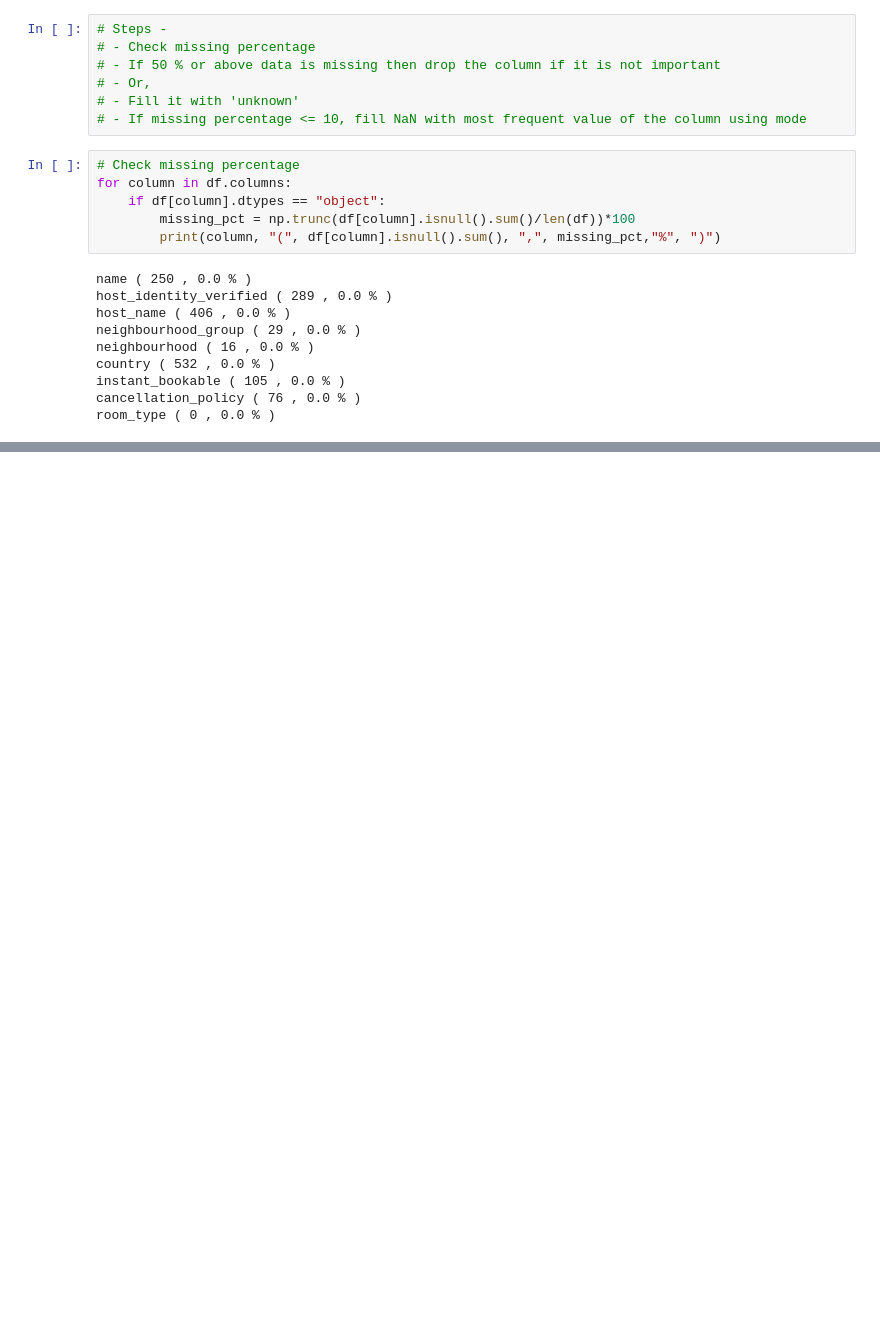
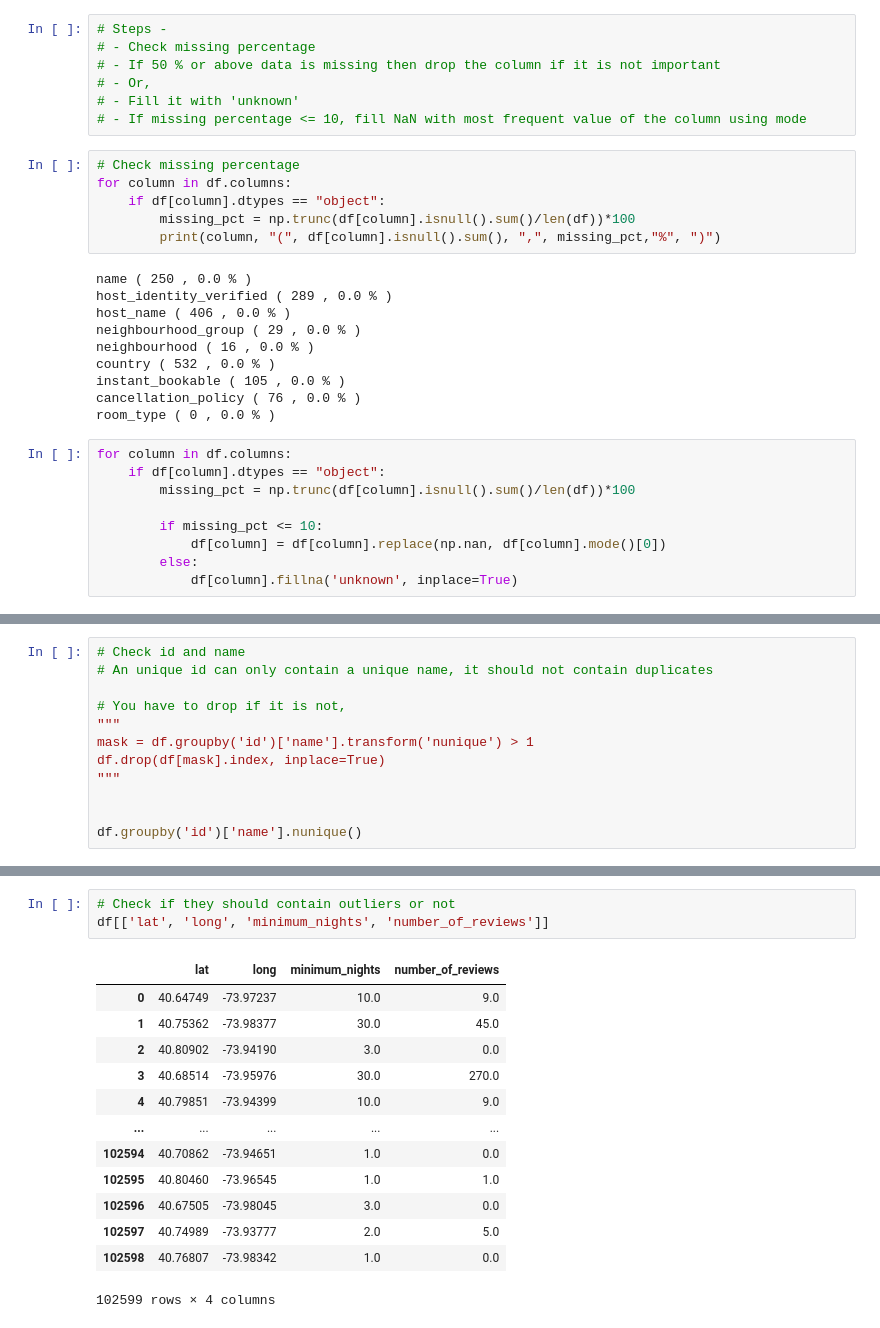
Before and after one commit to Arijit-Das-dev/Master-Data-Cleaning, a Jupyter notebook: notebooks/airbnb_dataset.ipynb, the cells around one changed output, grey strips where cells are left out. Saved outputs shown, nothing was run; the diff lists cells and outputs as text; blank space fills up the shorter version.

```diff
--- a/notebooks/airbnb_dataset.ipynb
+++ b/notebooks/airbnb_dataset.ipynb
@@ -580,3 +566,12 @@ country ( 532 , 0.0 % )
 instant_bookable ( 105 , 0.0 % )
 cancellation_policy ( 76 , 0.0 % )
 room_type ( 0 , 0.0 % )
+# %%
+for column in df.columns:
+    if df[column].dtypes == "object":
+        missing_pct = np.trunc(df[column].isnull().sum()/len(df))*100
+
+        if missing_pct <= 10:
+            df[column] = df[column].replace(np.nan, df[column].mode()[0])
+        else:
+            df[column].fillna('unknown', inplace=True)
@@ -582,0 +631,12 @@ room_type ( 0 , 0.0 % )
+# %%
+# Check id and name
+# An unique id can only contain a unique name, it should not contain duplicates
+
+# You have to drop if it is not,
+"""
+mask = df.groupby('id')['name'].transform('nunique') > 1
+df.drop(df[mask].index, inplace=True)
+"""
+
+
+df.groupby('id')['name'].nunique()
@@ -582,0 +674,17 @@ room_type ( 0 , 0.0 % )
+# %%
+# Check if they should contain outliers or not
+df[['lat', 'long', 'minimum_nights', 'number_of_reviews']]
+# %% [output]
+|  | lat | long | minimum_nights | number_of_reviews |
+| 0 | 40.64749 | -73.97237 | 10.0 | 9.0 |
+| 1 | 40.75362 | -73.98377 | 30.0 | 45.0 |
+| 2 | 40.80902 | -73.94190 | 3.0 | 0.0 |
+| 3 | 40.68514 | -73.95976 | 30.0 | 270.0 |
+| 4 | 40.79851 | -73.94399 | 10.0 | 9.0 |
+| ... | ... | ... | ... | ... |
+| 102594 | 40.70862 | -73.94651 | 1.0 | 0.0 |
+| 102595 | 40.80460 | -73.96545 | 1.0 | 1.0 |
+| 102596 | 40.67505 | -73.98045 | 3.0 | 0.0 |
+| 102597 | 40.74989 | -73.93777 | 2.0 | 5.0 |
+| 102598 | 40.76807 | -73.98342 | 1.0 | 0.0 |
+102599 rows × 4 columns
```
Also changed, not shown: parts of 13 cells of this notebook.
